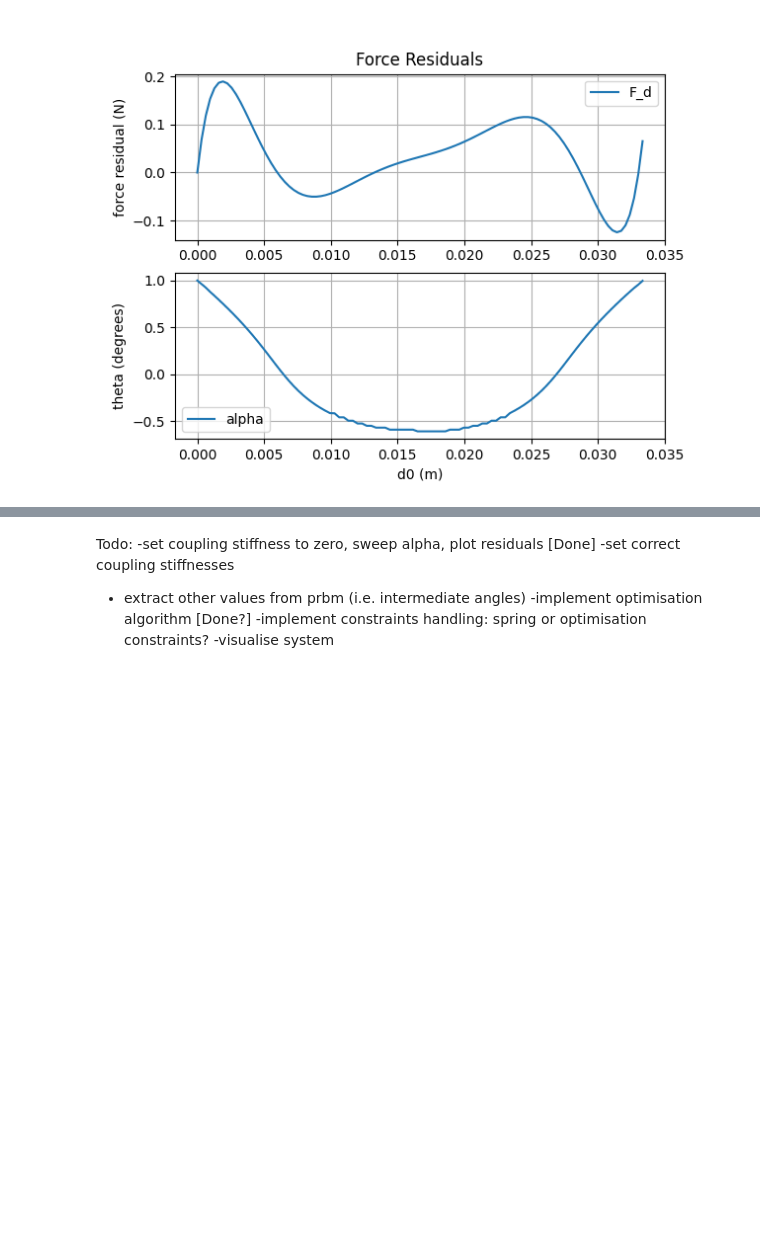
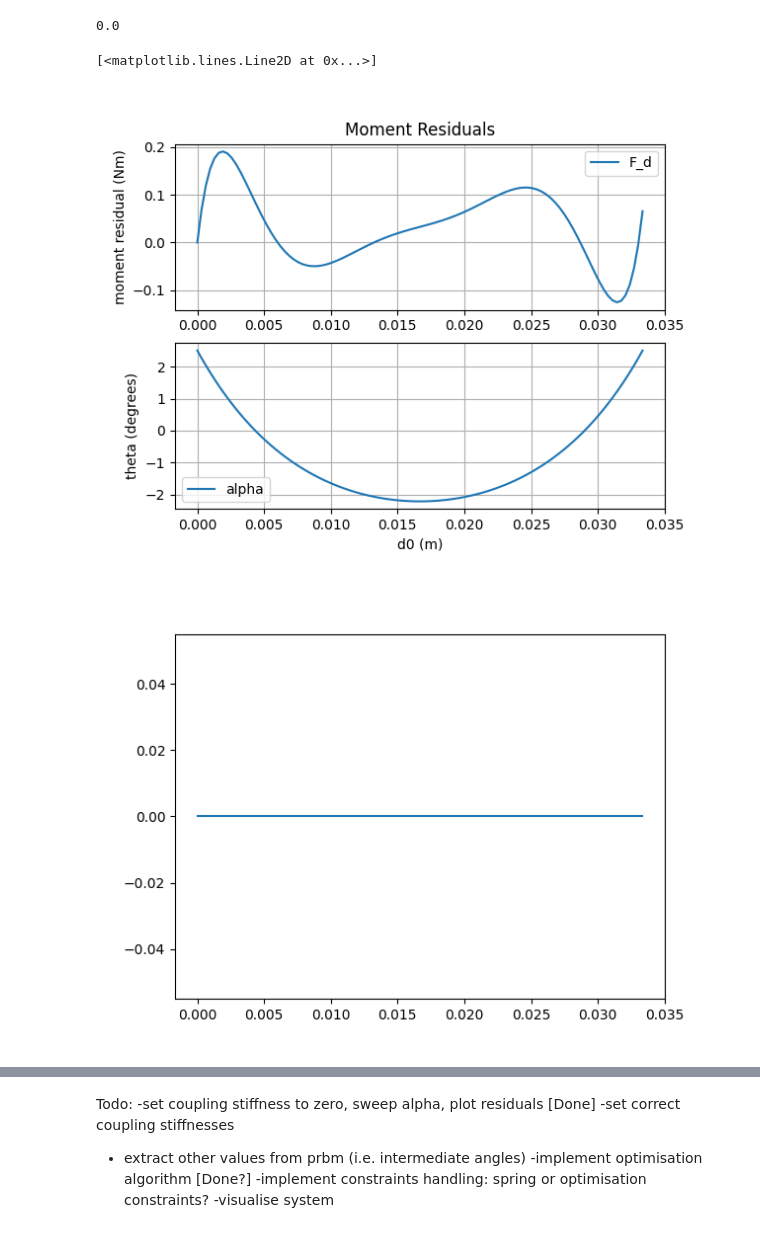
Before and after one commit to TheOneAndEoinlee/Thesis, a Jupyter notebook: Notebooks/PRBM_complete.ipynb, the cells around one changed output, grey strips where cells are left out. Cells and saved outputs as stored; diff of their text form; code cells hidden in the pictures; blank space fills up the shorter version.

```diff
--- a/Notebooks/PRBM_complete.ipynb
+++ b/Notebooks/PRBM_complete.ipynb
@@ -469,63 +63,87 @@ params = {
     }
+# %%
+#creeat a system with one unit cell and get the force residuals as alpha is swept from 22 degrees to -22 degrees using the bounds, solving for the equilivrium state at each step, and plotting the force residuals
+
+params['K1'] = 10
+params['K2'] = 10
+params['K3'] = 10
+
+# define initial configuration
+config = [0]
+
+
+# Create system
+system = System(config,params)
+
+#between alpha0 and -alpha0, sweep alpha and solve for the equilibrium state
+
+system.u = -2e-2
+# %%
+system.get_quantity('K1_tog')[0]
+# %% [output]
+0.0
 # %%
-#creeat a system with one unit cell and get the force residuals as alpha is swept from 22 degrees to -22 degrees using the bounds, solving for the equilivrium state at each step, and plotting the force residuals
-# define initial configuration
-initial_configuration = [(22*np.pi/180, 2*np.pi/180)]
-# Initialize system with initial configuration of alphas
-unit_cells = [UnitCell(alpha, theta, params)
-                for alpha, theta in initial_configuration]
-
-# Create system
-system = System(unit_cells)
-
-#between alpha0 and -alpha0, sweep alpha and solve for the equilibrium state
 alpha_range = np.linspace(alpha0,-alpha0,100)
 force_residuals = np.zeros((len(alpha_range),2))
 state_vectors = np.zeros((len(alpha_range),2))
 
+K1_toggles = np.zeros((len(alpha_range),1))
+
+bub = np.copy(system.bounds.ub)
+blb = np.copy(system.bounds.lb)
+
 for i,alpha in enumerate(alpha_range):
     #update the bounds
-    system.update_bounds(alpha,alpha,-60*np.pi/180,60*np.pi/180)
+
+
+    blb[0] = alpha
+    bub[0] = alpha
+
+    system.bounds.ub = bub
+    system.bounds.lb = blb
     #solve for the equilivrium state
     system.solve_equilibrium()
 
     #get the force residuals
-    force_residuals[i] = system.collect_force_residuals()
+    force_residuals[i] = system.compute_residuals()
     state_vectors[i] = system.state_vector
+    K1_toggles[i] = system.get_quantity('K1_tog')[0]
 
 
 from scipy.signal import find_peaks
 
 #find the peaks of the force residuals
 peaks, _ = find_peaks(-force_residuals[:,0],height=0.1)
 zero_crossings = np.where(np.diff(np.sign(force_residuals[:,0])))[0]
-
-
-
 
 plt.figure()
 #create two subplots, one for the force residuals and one for the state vectors
 #plot the negative of the force residuals against d0 as a function of alpha
 
 d0 = params['L1']*(np.sin(params['alpha0'])-np.sin(alpha_range))
 ax1 = plt.subplot(211)
 ax1.plot(d0,-force_residuals[:,0])
 
 
-ax1.set_ylabel('force residual (N)')
+ax1.set_ylabel('moment residual (Nm)')
 ax1.legend(['F_d','F_b'])
-ax1.set_title('Force Residuals')
+ax1.set_title('Moment Residuals')
 ax1.grid()
 
 ax2 = plt.subplot(212)
 #plot theta as a function of d0
 ax2.plot(d0,state_vectors[:,1]*180/np.pi)
 ax2.set_xlabel('d0 (m)')
 ax2.set_ylabel('theta (degrees)')
 ax2.legend(['alpha','theta'])
 ax2.grid()
+
+plt.figure()
+plt.plot(d0,K1_toggles)
 # %% [output]
+[<matplotlib.lines.Line2D at 0x...>]
-[figure, old version]
+[figure, new version]
+[figure, added]
 # %%
 #plot the force residuals as a function of d0
 plt.figure()
```
Also changed, not shown: parts of 8 cells of this notebook, 1 other file.
